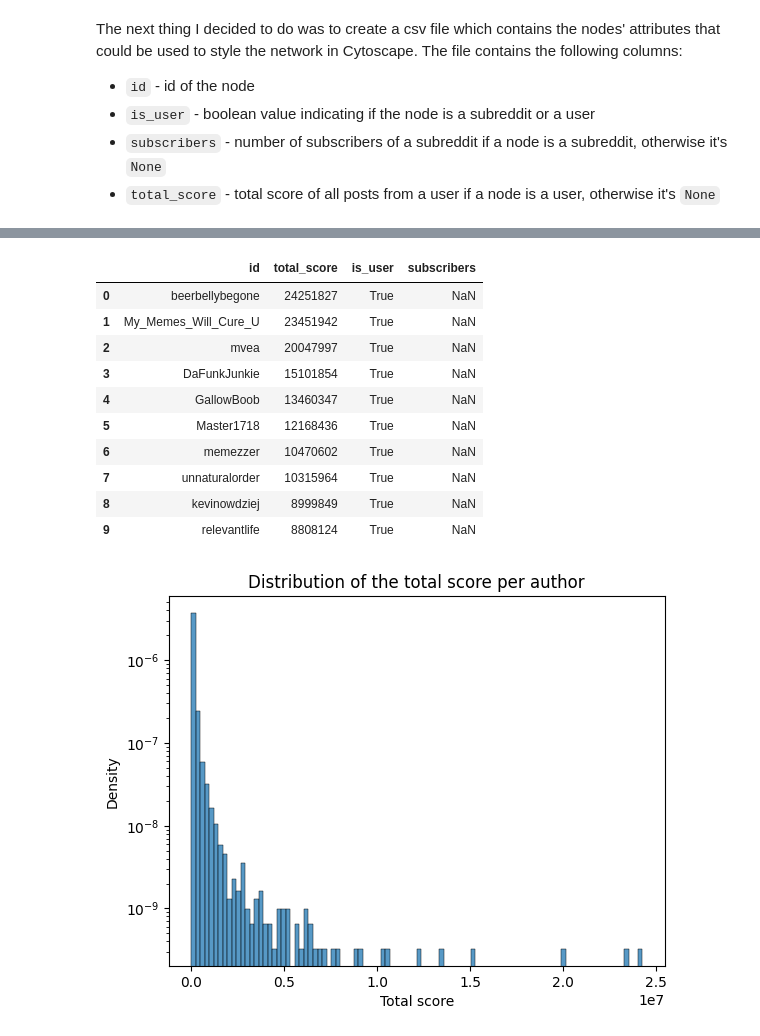
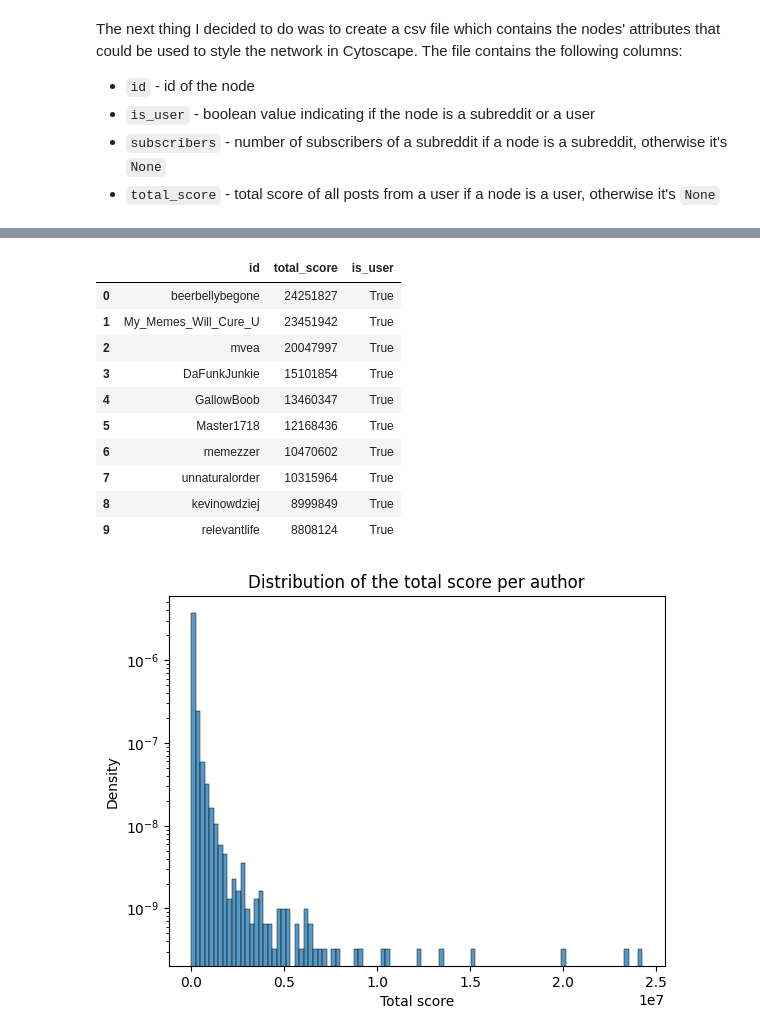
Before and after one commit to steciuk/SNA-reddit-bipartite-analysis, a Jupyter notebook: project.ipynb, the cells around one changed output, grey strips where cells are left out. Saved outputs shown, nothing was run; the diff lists cells and outputs as text; code cells hidden in the pictures.

```diff
--- a/project.ipynb
+++ b/project.ipynb
@@ -374,28 +376,30 @@ plt.show()
 # %%
 # Create a dataframe with author data and the total score of their posts
 author_data = posts_df_filtered.groupby("author").agg("score").sum().sort_values(ascending=False).reset_index()
 author_data = author_data.rename(columns={"score": "total_score", "author": "id"})
 # Add other columns in order to merge the dataframes later
 author_data["is_user"] = True
-author_data["subscribers"] = np.nan
 display(author_data.head(10))
+
+# Save the dataframe to a csv file that could be imported to Cytoscape
+author_data.to_csv(f"{NETWORKS_PATH}/author_sub_pairs_filtered_author_data.csv", index=False)
 
 # Plot the distribution of the total score per author
 sns.histplot(author_data["total_score"], log_scale=(False, True), stat="density", bins=100)
 plt.title("Distribution of the total score per author")
 plt.xlabel("Total score")
 plt.ylabel("Density")
 plt.show()
 # %% [output]
-|  | id | total_score | is_user | subscribers |
-| 0 | beerbellybegone | 24251827 | True | NaN |
-| 1 | My_Memes_Will_Cure_U | 23451942 | True | NaN |
-| 2 | mvea | 20047997 | True | NaN |
-| 3 | DaFunkJunkie | 15101854 | True | NaN |
-| 4 | GallowBoob | 13460347 | True | NaN |
-| 5 | Master1718 | 12168436 | True | NaN |
-| 6 | memezzer | 10470602 | True | NaN |
-| 7 | unnaturalorder | 10315964 | True | NaN |
-| 8 | kevinowdziej | 8999849 | True | NaN |
-| 9 | relevantlife | 8808124 | True | NaN |
+|  | id | total_score | is_user |
+| 0 | beerbellybegone | 24251827 | True |
+| 1 | My_Memes_Will_Cure_U | 23451942 | True |
+| 2 | mvea | 20047997 | True |
+| 3 | DaFunkJunkie | 15101854 | True |
+| 4 | GallowBoob | 13460347 | True |
+| 5 | Master1718 | 12168436 | True |
+| 6 | memezzer | 10470602 | True |
+| 7 | unnaturalorder | 10315964 | True |
+| 8 | kevinowdziej | 8999849 | True |
+| 9 | relevantlife | 8808124 | True |
 [figure]
```
Also changed, not shown: parts of 4 cells of this notebook, 5 other files.
